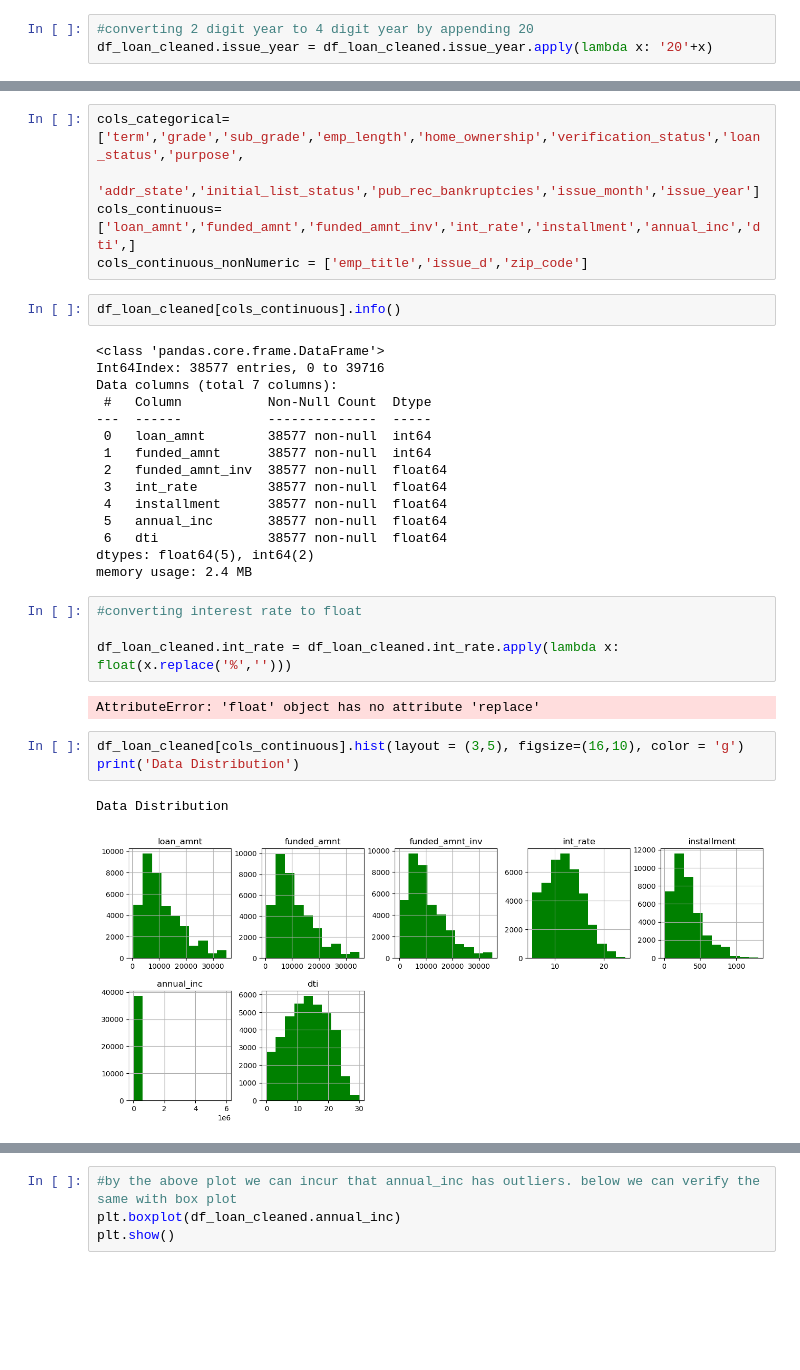
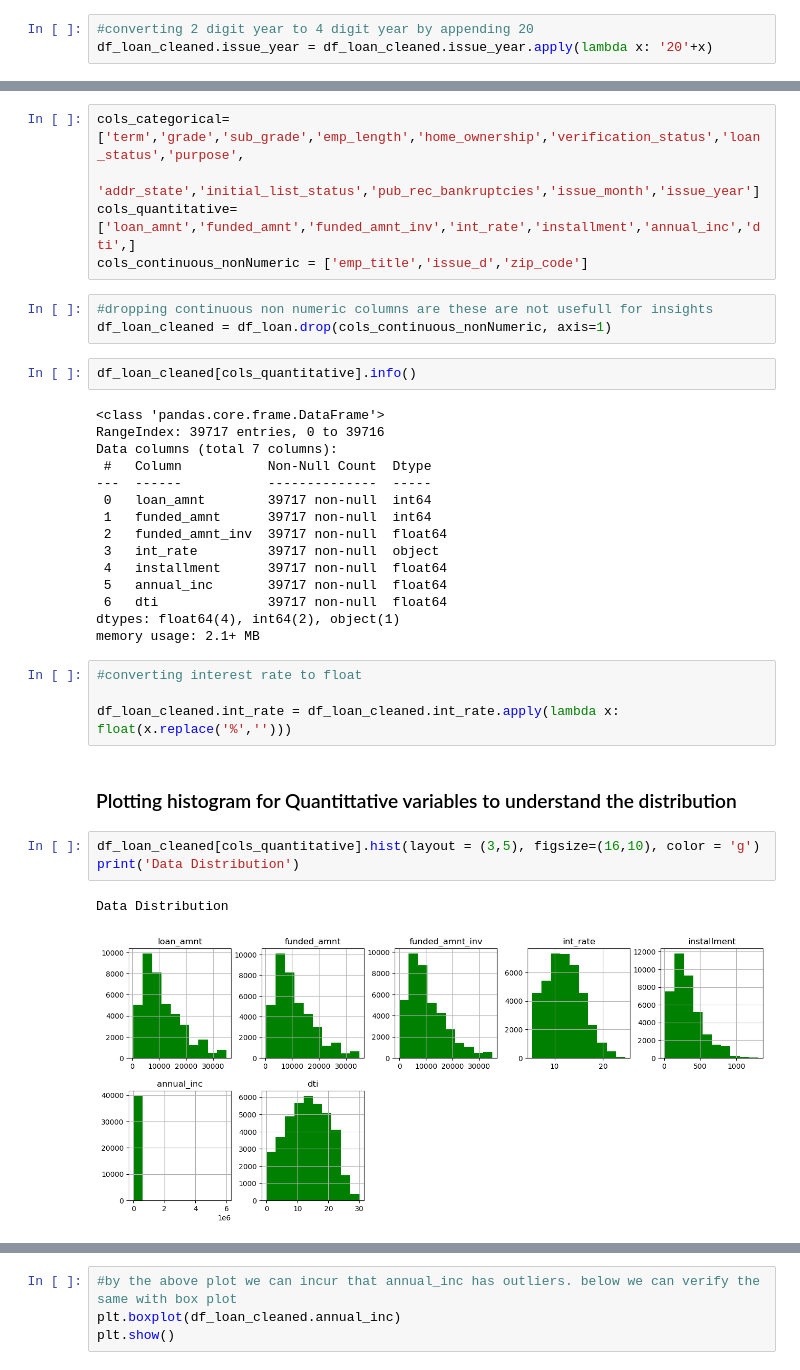
Before and after one commit to prakashreddyav/LendingClubCaseStudy, a Jupyter notebook: Venkata Prakash Reddy A.ipynb, the cells around one changed output, grey strips where cells are left out. Cells and saved outputs as stored; diff of their text form; blank space fills up the shorter version.

```diff
--- a/Venkata Prakash Reddy A.ipynb
+++ b/Venkata Prakash Reddy A.ipynb
@@ -314,34 +314,37 @@ dtype: int64
 # %%
 cols_categorical=['term','grade','sub_grade','emp_length','home_ownership','verification_status','loan_status','purpose',
                   'addr_state','initial_list_status','pub_rec_bankruptcies','issue_month','issue_year']
-cols_continuous=['loan_amnt','funded_amnt','funded_amnt_inv','int_rate','installment','annual_inc','dti',]
+cols_quantitative=['loan_amnt','funded_amnt','funded_amnt_inv','int_rate','installment','annual_inc','dti',]
 cols_continuous_nonNumeric = ['emp_title','issue_d','zip_code']
+# %%
+#dropping continuous non numeric columns are these are not usefull for insights
+df_loan_cleaned = df_loan.drop(cols_continuous_nonNumeric, axis=1)
 # %%
-df_loan_cleaned[cols_continuous].info()
+df_loan_cleaned[cols_quantitative].info()
 # %% [output]
 <class 'pandas.core.frame.DataFrame'>
-Int64Index: 38577 entries, 0 to 39716
+RangeIndex: 39717 entries, 0 to 39716
 Data columns (total 7 columns):
  #   Column           Non-Null Count  Dtype
 ---  ------           --------------  -----
- 0   loan_amnt        38577 non-null  int64
- 1   funded_amnt      38577 non-null  int64
- 2   funded_amnt_inv  38577 non-null  float64
- 3   int_rate         38577 non-null  float64
- 4   installment      38577 non-null  float64
- 5   annual_inc       38577 non-null  float64
- 6   dti              38577 non-null  float64
-dtypes: float64(5), int64(2)
-memory usage: 2.4 MB
+ 0   loan_amnt        39717 non-null  int64
+ 1   funded_amnt      39717 non-null  int64
+ 2   funded_amnt_inv  39717 non-null  float64
+ 3   int_rate         39717 non-null  object
+ 4   installment      39717 non-null  float64
+ 5   annual_inc       39717 non-null  float64
+ 6   dti              39717 non-null  float64
+dtypes: float64(4), int64(2), object(1)
+memory usage: 2.1+ MB
 # %%
 #converting interest rate to float
 
 df_loan_cleaned.int_rate = df_loan_cleaned.int_rate.apply(lambda x: float(x.replace('%','')))
-# %% [output]
-AttributeError: 'float' object has no attribute 'replace'
+# %% [markdown]
+### Plotting histogram for Quantittative variables to understand the distribution
 # %%
-df_loan_cleaned[cols_continuous].hist(layout = (3,5), figsize=(16,10), color = 'g')
+df_loan_cleaned[cols_quantitative].hist(layout = (3,5), figsize=(16,10), color = 'g')
 print('Data Distribution')
 # %% [output]
 Data Distribution
-[figure, old version]
+[figure, new version]
```
Also changed, not shown: parts of 18 cells of this notebook.
